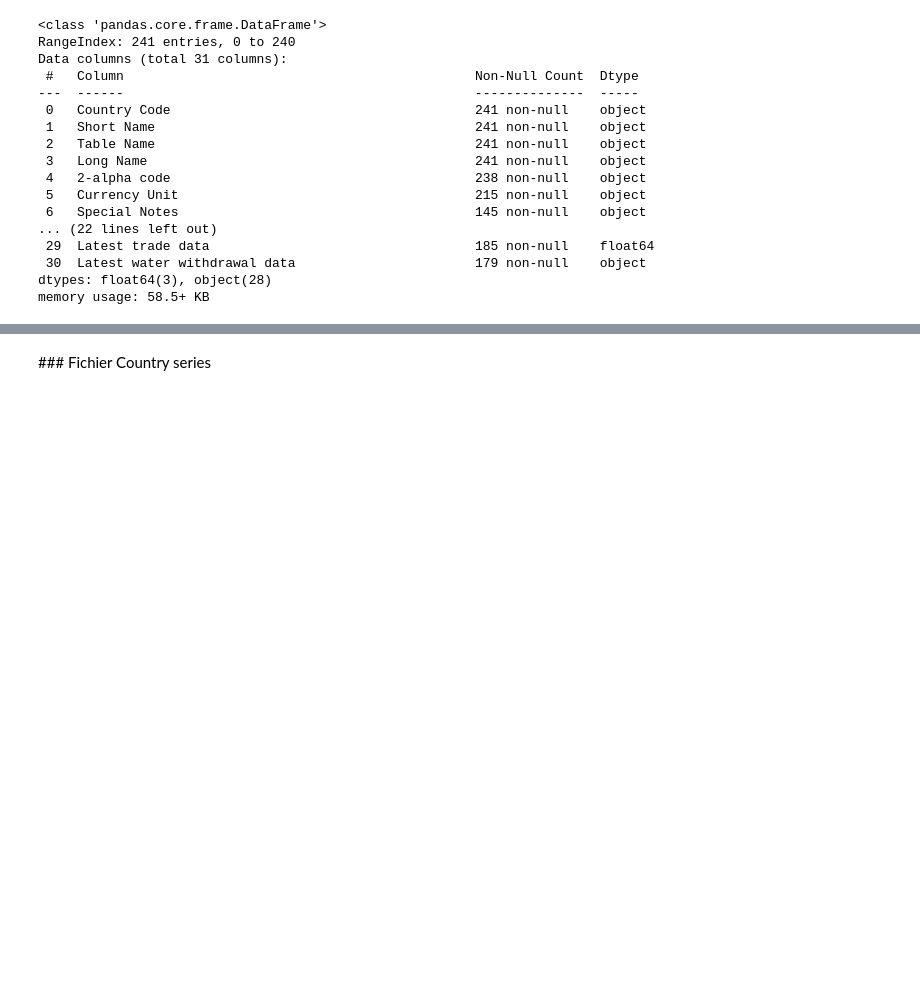
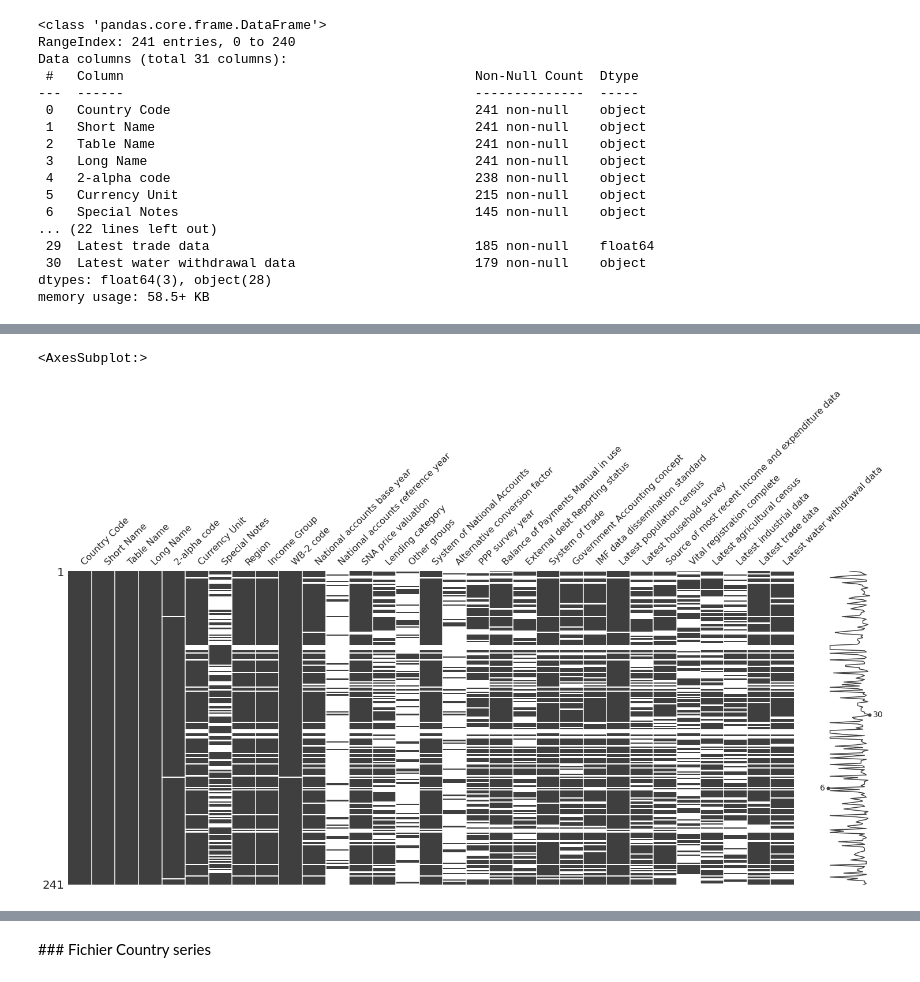
Before and after one commit to gwils28/Keep_Learning, a Jupyter notebook: System educ.ipynb, the cells around one changed output, grey strips where cells are left out. Cells and saved outputs as stored; diff of their text form; code cells hidden in the pictures; blank space fills up the shorter version.

Commit message:
missino, missing graph

```diff
--- a/System educ.ipynb
+++ b/System educ.ipynb
@@ -141,0 +171,6 @@ memory usage: 58.5+ KB
+# %%
+import missingno as msno
+msno.matrix(raw_data_country)
+# %% [output]
+<AxesSubplot:>
+[figure, added]
```
Also changed, not shown: parts of 32 cells of this notebook, 1 other file.
